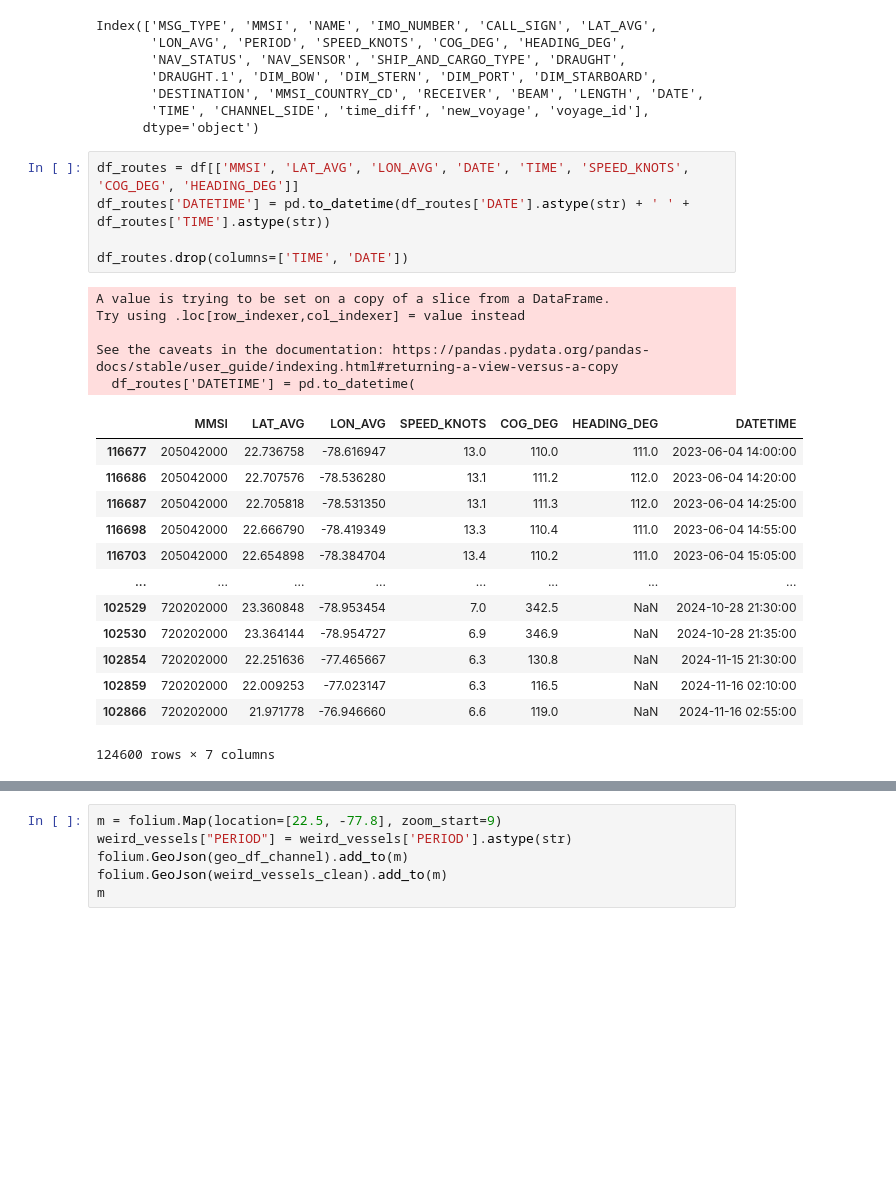
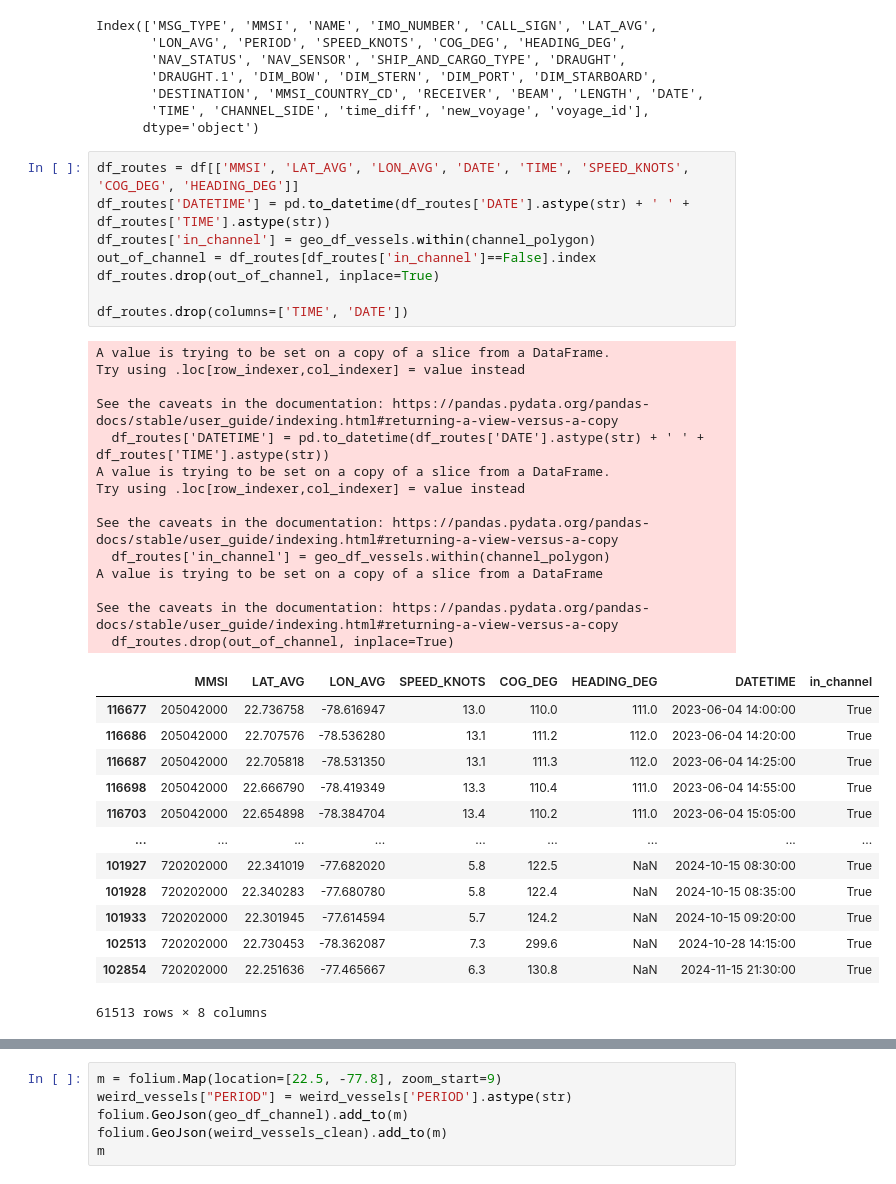
Before and after one commit to JSCshir/Vessel-Traj-Capstone, a Jupyter notebook: obc_tanker_cargo_routes.ipynb, the cells around one changed output, grey strips where cells are left out. Drawn from its saved outputs; the diff is of its cells as text; blank space fills up the shorter version.

```diff
--- a/obc_tanker_cargo_routes.ipynb
+++ b/obc_tanker_cargo_routes.ipynb
@@ -242,27 +242,39 @@ Index(['MSG_TYPE', 'MMSI', 'NAME', 'IMO_NUMBER', 'CALL_SIGN', 'LAT_AVG',
 # %%
 df_routes = df[['MMSI', 'LAT_AVG', 'LON_AVG', 'DATE', 'TIME', 'SPEED_KNOTS', 'COG_DEG', 'HEADING_DEG']]
 df_routes['DATETIME'] = pd.to_datetime(df_routes['DATE'].astype(str) + ' ' + df_routes['TIME'].astype(str))
+df_routes['in_channel'] = geo_df_vessels.within(channel_polygon)
+out_of_channel = df_routes[df_routes['in_channel']==False].index
+df_routes.drop(out_of_channel, inplace=True)
 
 df_routes.drop(columns=['TIME', 'DATE'])
 # %% [output]
 A value is trying to be set on a copy of a slice from a DataFrame.
 Try using .loc[row_indexer,col_indexer] = value instead
 
 See the caveats in the documentation: https://pandas.pydata.org/pandas-docs/stable/user_guide/indexing.html#returning-a-view-versus-a-copy
-  df_routes['DATETIME'] = pd.to_datetime(
+  df_routes['DATETIME'] = pd.to_datetime(df_routes['DATE'].astype(str) + ' ' + df_routes['TIME'].astype(str))
+A value is trying to be set on a copy of a slice from a DataFrame.
+Try using .loc[row_indexer,col_indexer] = value instead
+
+See the caveats in the documentation: https://pandas.pydata.org/pandas-docs/stable/user_guide/indexing.html#returning-a-view-versus-a-copy
+  df_routes['in_channel'] = geo_df_vessels.within(channel_polygon)
+A value is trying to be set on a copy of a slice from a DataFrame
+
+See the caveats in the documentation: https://pandas.pydata.org/pandas-docs/stable/user_guide/indexing.html#returning-a-view-versus-a-copy
+  df_routes.drop(out_of_channel, inplace=True)
-|  | MMSI | LAT_AVG | LON_AVG | SPEED_KNOTS | COG_DEG | HEADING_DEG | DATETIME |
-| 116677 | 205042000 | 22.736758 | -78.616947 | 13.0 | 110.0 | 111.0 | 2023-06-04 14:00:00 |
-| 116686 | 205042000 | 22.707576 | -78.536280 | 13.1 | 111.2 | 112.0 | 2023-06-04 14:20:00 |
-| 116687 | 205042000 | 22.705818 | -78.531350 | 13.1 | 111.3 | 112.0 | 2023-06-04 14:25:00 |
-| 116698 | 205042000 | 22.666790 | -78.419349 | 13.3 | 110.4 | 111.0 | 2023-06-04 14:55:00 |
-| 116703 | 205042000 | 22.654898 | -78.384704 | 13.4 | 110.2 | 111.0 | 2023-06-04 15:05:00 |
-| ... | ... | ... | ... | ... | ... | ... | ... |
-| 102529 | 720202000 | 23.360848 | -78.953454 | 7.0 | 342.5 | NaN | 2024-10-28 21:30:00 |
-| 102530 | 720202000 | 23.364144 | -78.954727 | 6.9 | 346.9 | NaN | 2024-10-28 21:35:00 |
-| 102854 | 720202000 | 22.251636 | -77.465667 | 6.3 | 130.8 | NaN | 2024-11-15 21:30:00 |
-| 102859 | 720202000 | 22.009253 | -77.023147 | 6.3 | 116.5 | NaN | 2024-11-16 02:10:00 |
-| 102866 | 720202000 | 21.971778 | -76.946660 | 6.6 | 119.0 | NaN | 2024-11-16 02:55:00 |
+|  | MMSI | LAT_AVG | LON_AVG | SPEED_KNOTS | COG_DEG | HEADING_DEG | DATETIME | in_channel |
+| 116677 | 205042000 | 22.736758 | -78.616947 | 13.0 | 110.0 | 111.0 | 2023-06-04 14:00:00 | True |
+| 116686 | 205042000 | 22.707576 | -78.536280 | 13.1 | 111.2 | 112.0 | 2023-06-04 14:20:00 | True |
+| 116687 | 205042000 | 22.705818 | -78.531350 | 13.1 | 111.3 | 112.0 | 2023-06-04 14:25:00 | True |
+| 116698 | 205042000 | 22.666790 | -78.419349 | 13.3 | 110.4 | 111.0 | 2023-06-04 14:55:00 | True |
+| 116703 | 205042000 | 22.654898 | -78.384704 | 13.4 | 110.2 | 111.0 | 2023-06-04 15:05:00 | True |
+| ... | ... | ... | ... | ... | ... | ... | ... | ... |
+| 101927 | 720202000 | 22.341019 | -77.682020 | 5.8 | 122.5 | NaN | 2024-10-15 08:30:00 | True |
+| 101928 | 720202000 | 22.340283 | -77.680780 | 5.8 | 122.4 | NaN | 2024-10-15 08:35:00 | True |
+| 101933 | 720202000 | 22.301945 | -77.614594 | 5.7 | 124.2 | NaN | 2024-10-15 09:20:00 | True |
+| 102513 | 720202000 | 22.730453 | -78.362087 | 7.3 | 299.6 | NaN | 2024-10-28 14:15:00 | True |
+| 102854 | 720202000 | 22.251636 | -77.465667 | 6.3 | 130.8 | NaN | 2024-11-15 21:30:00 | True |
-124600 rows × 7 columns
+61513 rows × 8 columns
 # %%
 df_routes.dtypes
 # %% [output]
```
Also changed, not shown: parts of 4 cells of this notebook.
